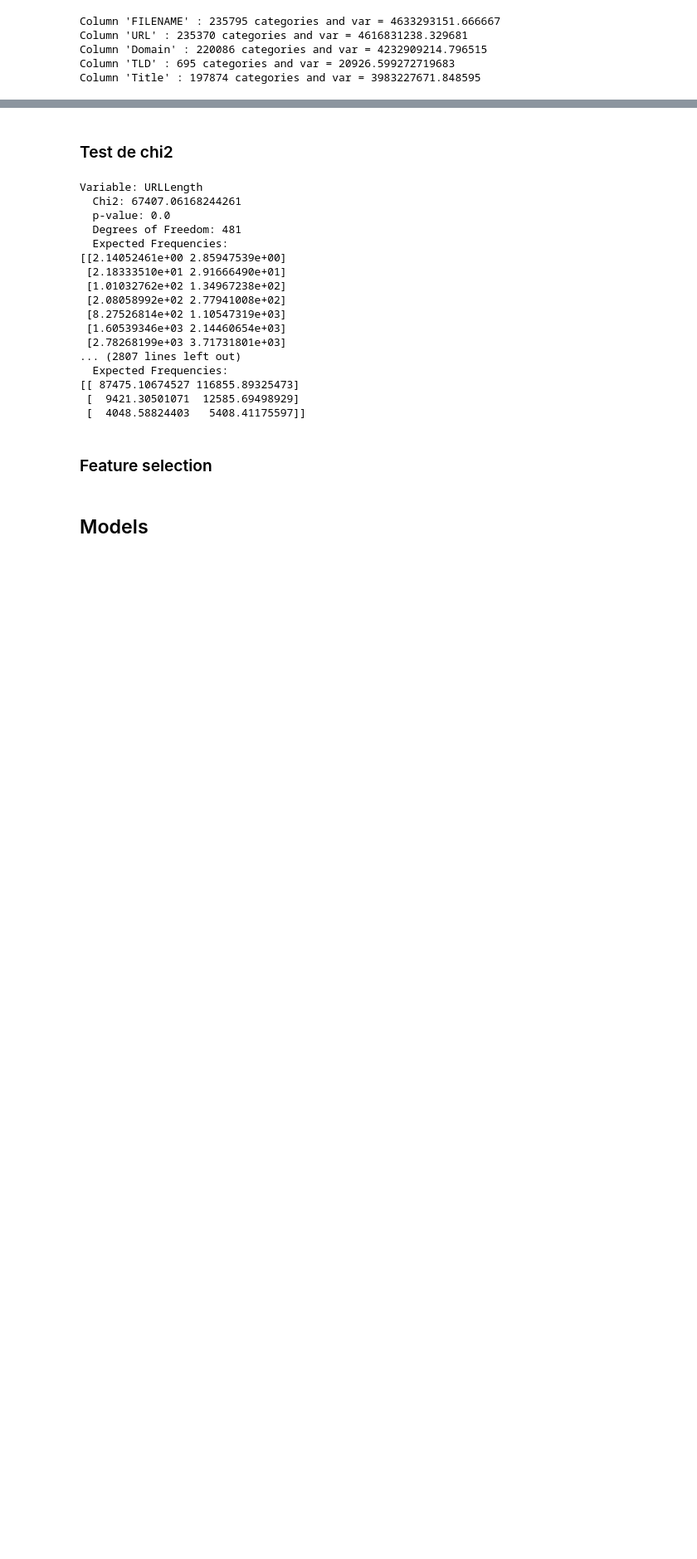
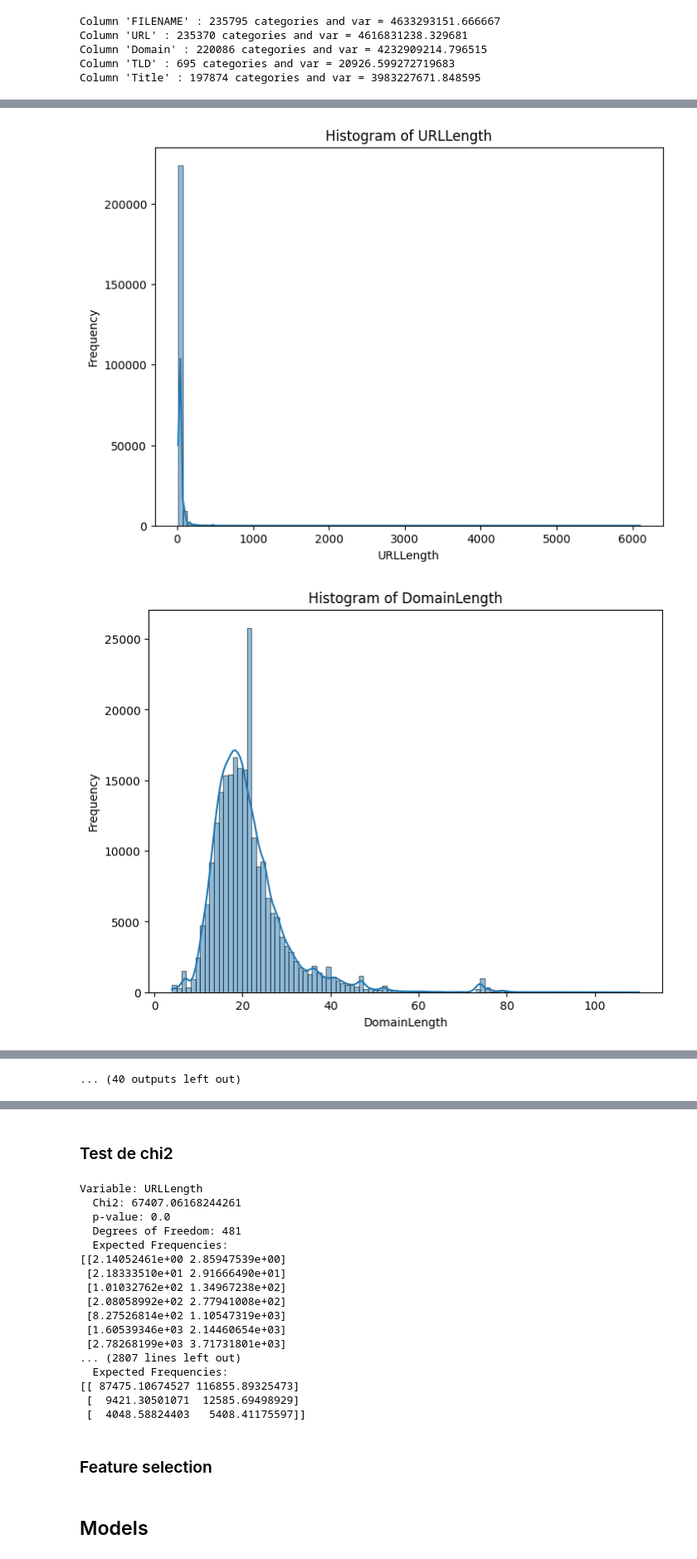
Before and after one commit to mathildadmbl/challenge2, a Jupyter notebook: challenge_2.ipynb, the cells around one changed output, grey strips where cells are left out. Shown at 83% size. Saved outputs shown, nothing was run; the diff lists cells and outputs as text; code cells hidden in the pictures; blank space fills up the shorter version.

```diff
--- a/challenge_2.ipynb
+++ b/challenge_2.ipynb
@@ -117,0 +191,24 @@ Column 'Title' : 197874 categories and var = 3983227671.848595
+# %%
+""" TIPS
+bins := ranges into which data values are grouped
+
+50-100 bins = an overview with some detail
+400-500 bins = a more granular view, particularly useful if the data has many unique values or a complex distribution
+around 100 bins = a balance, providing enough detail for most exploratory data analyses on large datasets without overwhelming the visualization
+"""
+
+def draw_histograms(df, bins=100):
+
+    for column in df.columns:
+        if ptypes.is_numeric_dtype(df[column]):
+            plt.figure(figsize=(8, 6))
+            sns.histplot(df[column], bins=bins, kde=True)
+            plt.title(f'Histogram of {column}')
+            plt.xlabel(column)
+            plt.ylabel('Frequency')
+            plt.show()
+# %%
+draw_histograms(df)
+# %% [output]
+[figure, added]
+[figure, added]
@@ -117,0 +225 @@ Column 'Title' : 197874 categories and var = 3983227671.848595
+... (40 outputs left out)
```
Also changed, not shown: parts of 12 cells of this notebook.
